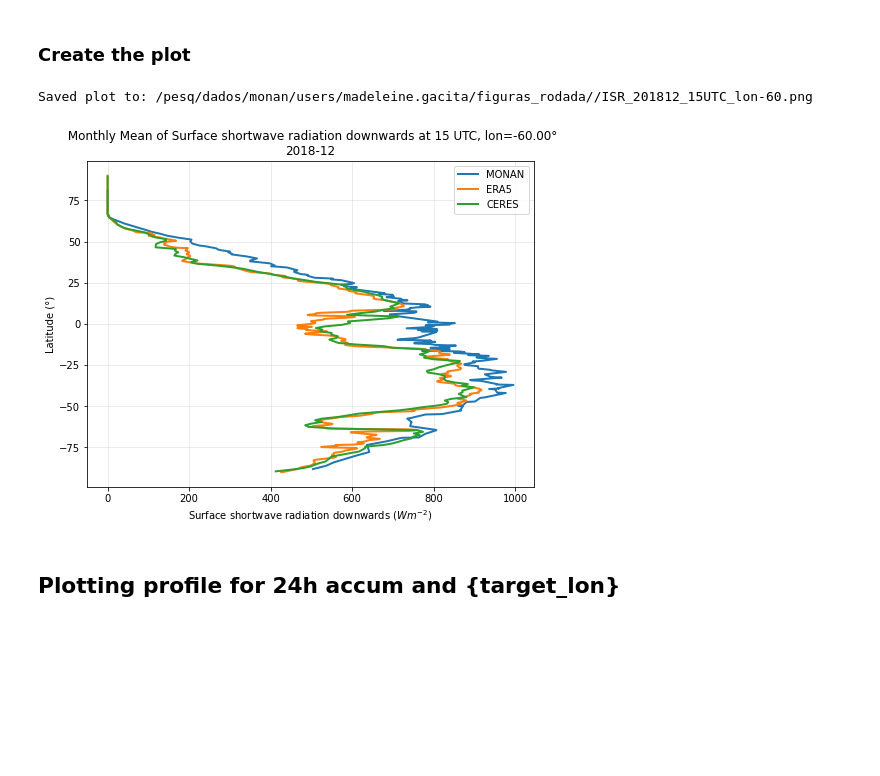
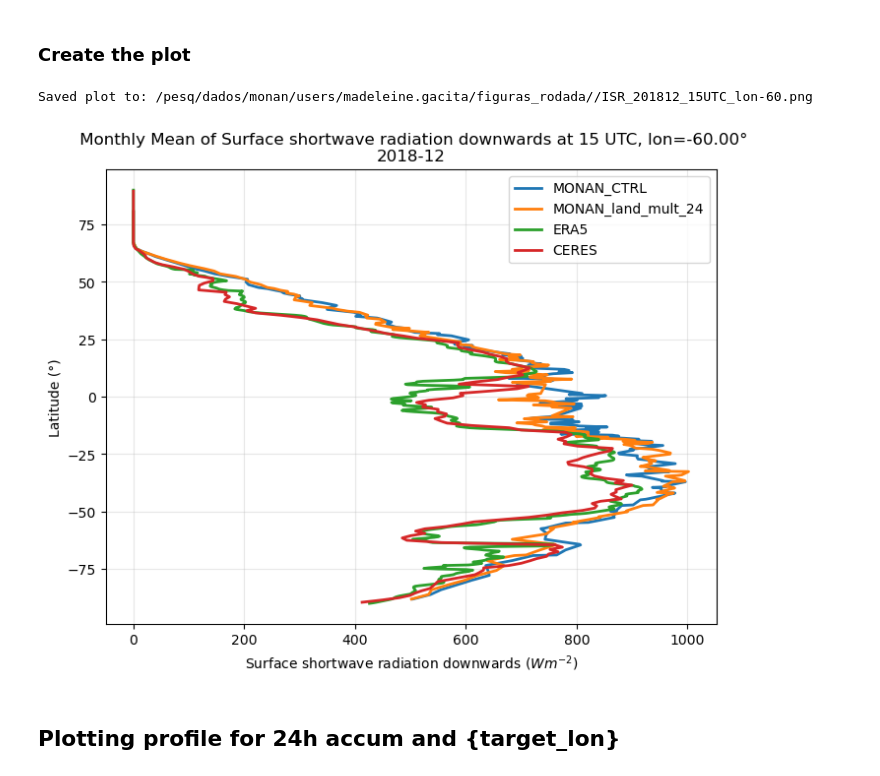
Before and after one commit to msgacita/scripts_download_process_plot, a Jupyter notebook: radiation/compare_rad.ipynb, the cells around one changed output. Cells and saved outputs as stored; diff of their text form; code cells hidden in the pictures; blank space fills up the shorter version.

```diff
--- a/radiation/compare_rad.ipynb
+++ b/radiation/compare_rad.ipynb
@@ -448,10 +519,10 @@ Creating DataSet
 # %%
 fig, ax = plt.subplots(figsize=(10, 8), subplot_kw=dict(projection=ccrs.PlateCarree()))
 
-CER_data_sel_time = CER_data.where(ds_era5['gmt_hr_index'].dt.hour == UTC_hour_plot, drop=True)
+CER_data_sel_time = CER_data_xa.where(CER_data_xa['gmt_hr_index'] == UTC_hour_plot, drop=True)
 
 # Plot the data (sorted by latitude to avoid ValueError)
-im = CER_data_sel_time[flux_var_name].plot(
+im = CER_data_sel_time[ceres_var_name].plot(
     ax=ax,
     cmap='RdYlBu_r',
     vmin=rad_var_dict[var]['vmin'],
@@ -659,7 +729,7 @@ Saved plot to: /pesq/dados/monan/users/madeleine.gacita/figuras_rodada//ERA5_ISR
 # %%
 #Extract data from ERA5
 # Get the data variable at hour {UTC_hour_plot}
-era5_data_2d = ds_era5_sel_time[flux_var_name][0]
+era5_data_2d = ds_era5_sel_time
 
 # Find longitude index closest to target_lon
 era5_lon = era5_data_2d['longitude'].values
@@ -669,4 +739,4 @@ actual_lon = era5_lon[era5_lon_idx]
 # Extract slice at that longitude
 era5_slice = era5_data_2d.isel(longitude=era5_lon_idx)
 era5_lat = era5_slice['latitude'].values
-era5_values = era5_slice.values
+era5_values = era5_slice[flux_var_name].values[0]
@@ -681,5 +772,6 @@ ceres_lon_idx = np.argmin(np.abs(lon_coords - target_lon))
 actual_ceres_lon = lon_coords[ceres_lon_idx]
 
 # Extract slice at that longitude
-ceres_slice = ceres_data_2d[:,ceres_lon_idx]
-ceres_values = ceres_slice
+ceres_slice = ceres_data_2d.isel(lon=ceres_lon_idx)
+ceres_lat = ceres_slice['lat'].values
+ceres_values = ceres_slice[ceres_var_name].values[0]
@@ -700,28 +813,44 @@ monan_slice = monan_data_2d[mask]
 order = np.argsort(monan_lat_slice)
 monan_lat_slice_sorted = monan_lat_slice[order]
 monan_slice_sorted = monan_slice[order]
+# %%
+#Extract data from CER_CYN1deg
+# Get the data variable at hour {UTC_hour_plot}
+monan_data_2d_2 =monan_data_sel_time2
+
+# Select longitude = {target_lon} (nearest index)
+tol=0.05
+mask = np.abs(monan_lons - target_lon) < tol
+monan_lat_slice_2 = monan_lats[mask]
+monan_slice_2 = monan_data_2d_2[mask]
+
+# Order by latitude
+order = np.argsort(monan_lat_slice_2)
+monan_lat_slice_sorted2 = monan_lat_slice_2[order]
+monan_slice_sorted2 = monan_slice_2[order]
 # %% [markdown]
 ### Create the plot
 # %%
 plt.figure(figsize=(8, 6))
-plt.plot(monan_slice_sorted ,monan_lat_slice_sorted, label=f"MONAN", linewidth=2)
+plt.plot(monan_slice_sorted ,monan_lat_slice_sorted, label=f"MONAN_{exp_name}", linewidth=2)
+plt.plot(monan_slice_sorted2 ,monan_lat_slice_sorted2, label=f"MONAN_{exp_name2}", linewidth=2)
 plt.plot(era5_values, era5_lat, label=f"ERA5", linewidth=2)
-plt.plot(ceres_values, lat_coords, label=f"CERES", linewidth=2)
+plt.plot(ceres_values, ceres_lat, label=f"CERES", linewidth=2)
 plt.xlabel(f"{rad_var_dict[var]['label']} (${rad_var_dict[var]['unit']})$")
 plt.ylabel('Latitude (°)')
 plt.title(f" Monthly Mean of {rad_var_dict[var]['label']} at {UTC_hour_plot} UTC, lon={actual_lon:.2f}°\n{year}-{month}")
 plt.grid(True, alpha=0.3)
 plt.legend()
 
 # Save the plot
 out_png = f"{fig_path}/{var}_{year}{month}_{UTC_hour_plot}UTC_lon{int(actual_lon)}.png"
 plt.savefig(out_png, dpi=150, bbox_inches='tight')
 print(f"Saved plot to: {out_png}")
 plt.show()
 plt.close()
 # %% [output]
 Saved plot to: /pesq/dados/monan/users/madeleine.gacita/figuras_rodada//ISR_201812_15UTC_lon-60.png
-[figure, old version]
+[figure, new version]
 # %% [markdown]
 ## Plotting profile for 24h accum and {target_lon}
 # %% [markdown]
```
Also changed, not shown: parts of 14 cells of this notebook, 7 other files.
